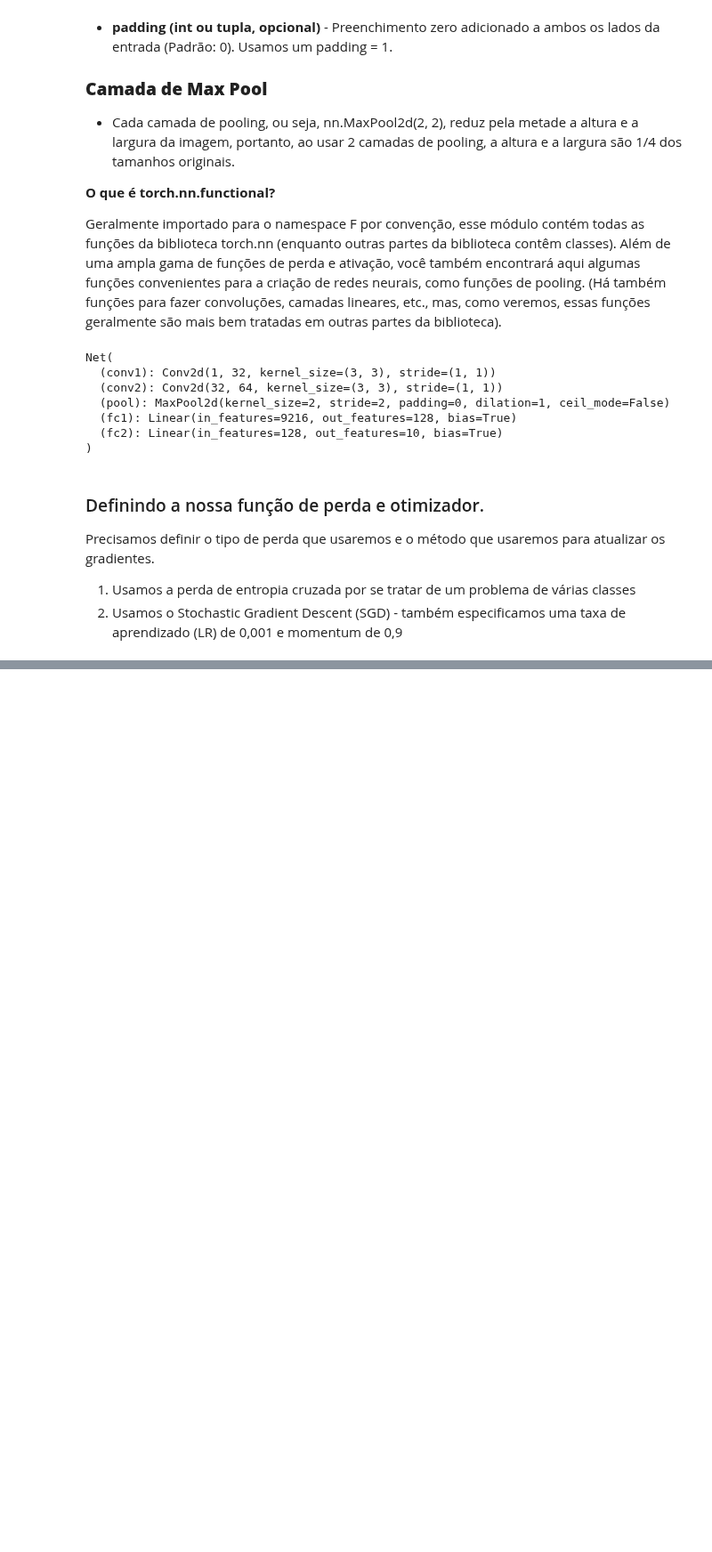
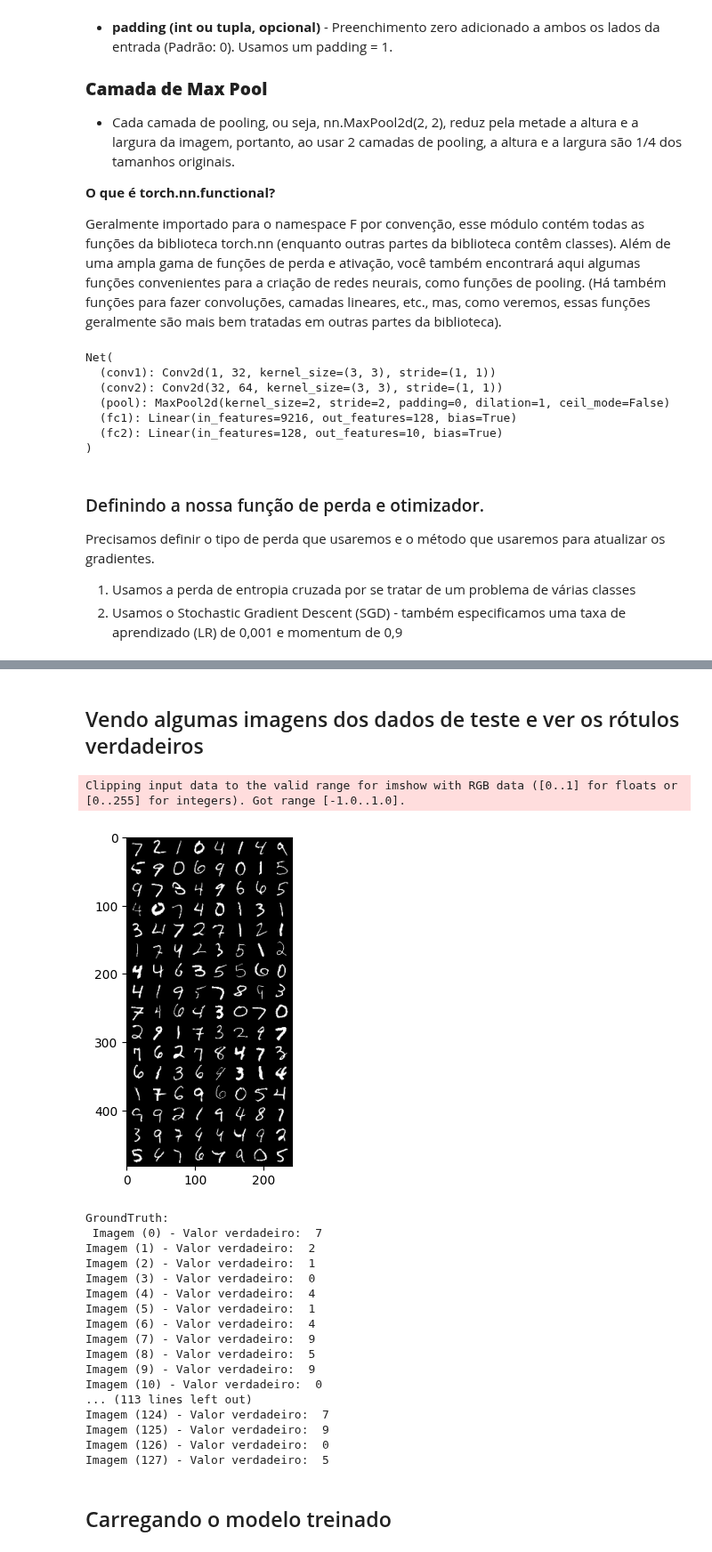
Before and after one commit to GabrielFerrante/ModernComputerVision, a Jupyter notebook: CNN/mainPytorch.ipynb, the cells around one changed output, grey strips where cells are left out. Shown at 89% size. Cells and saved outputs as stored; diff of their text form; code cells hidden in the pictures; blank space fills up the shorter version.

```diff
--- a/CNN/mainPytorch.ipynb
+++ b/CNN/mainPytorch.ipynb
@@ -351,0 +446,32 @@ for epoch in range(epochs):
+# %% [markdown]
+## Vendo algumas imagens dos dados de teste e ver os rótulos verdadeiros
+# %%
+# Vendo um pequeno lote
+dataiter = iter(testloader)
+images, labels = next(dataiter)
+
+# Mostrar as imagens usando torchvision's utils.make_grid()
+imshow(torchvision.utils.make_grid(images))
+print('GroundTruth: \n',''.join(f'Imagem ({j}) - Valor verdadeiro:  %1s \n' % labels[j].numpy() for j in range(128)))
+# %% [output]
+Clipping input data to the valid range for imshow with RGB data ([0..1] for floats or [0..255] for integers). Got range [-1.0..1.0].
+[figure, added]
+GroundTruth:
+ Imagem (0) - Valor verdadeiro:  7
+Imagem (1) - Valor verdadeiro:  2
+Imagem (2) - Valor verdadeiro:  1
+Imagem (3) - Valor verdadeiro:  0
+Imagem (4) - Valor verdadeiro:  4
+Imagem (5) - Valor verdadeiro:  1
+Imagem (6) - Valor verdadeiro:  4
+Imagem (7) - Valor verdadeiro:  9
+Imagem (8) - Valor verdadeiro:  5
+Imagem (9) - Valor verdadeiro:  9
+Imagem (10) - Valor verdadeiro:  0
+... (113 lines left out)
+Imagem (124) - Valor verdadeiro:  7
+Imagem (125) - Valor verdadeiro:  9
+Imagem (126) - Valor verdadeiro:  0
+Imagem (127) - Valor verdadeiro:  5
+# %% [markdown]
+## Carregando o modelo treinado
```
Also changed, not shown: parts of 9 cells of this notebook, 1 other file.
